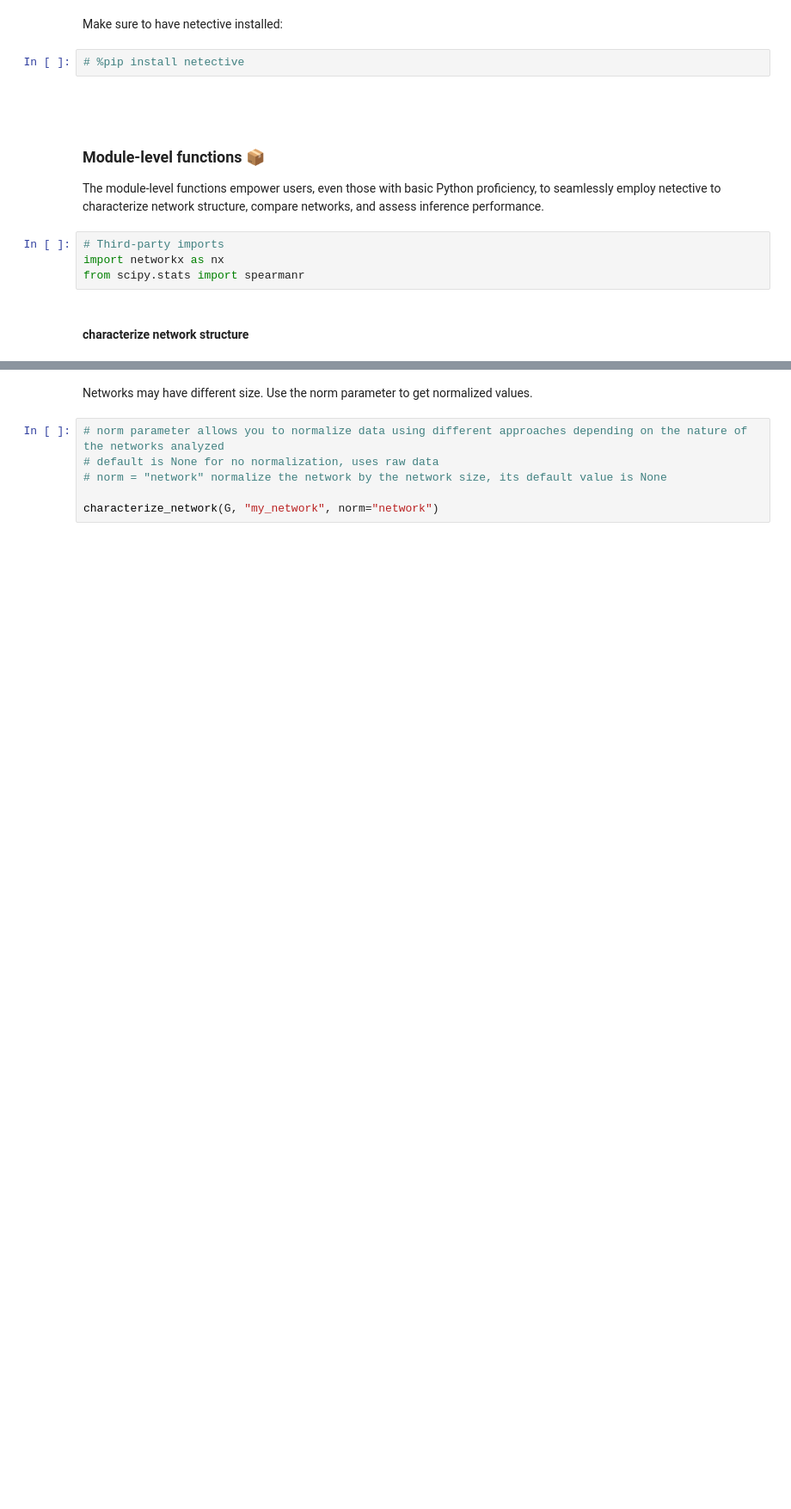
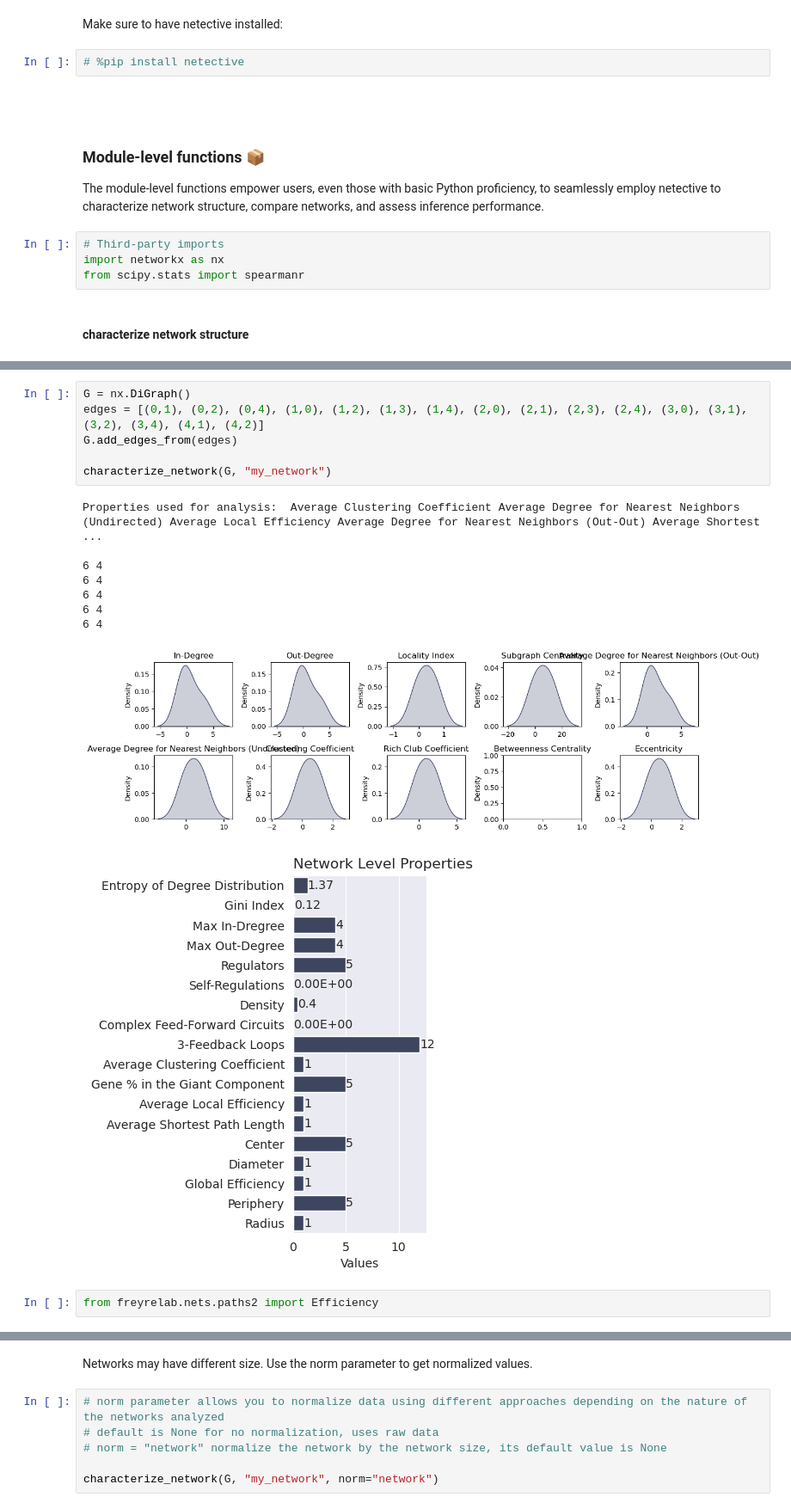
Before and after one commit to freyrelab/netective, a Jupyter notebook: docs/module_tutorial.ipynb, the cells around one changed output, grey strips where cells are left out. Shown at 86% size. Saved outputs shown, nothing was run; the diff lists cells and outputs as text; blank space fills up the shorter version.

```diff
--- a/docs/module_tutorial.ipynb
+++ b/docs/module_tutorial.ipynb
@@ -50,0 +55,18 @@ characterize_network(G, "my_network")
+# %%
+G = nx.DiGraph()
+edges = [(0,1), (0,2), (0,4), (1,0), (1,2), (1,3), (1,4), (2,0), (2,1), (2,3), (2,4), (3,0), (3,1), (3,2), (3,4), (4,1), (4,2)]
+G.add_edges_from(edges)
+
+characterize_network(G, "my_network")
+# %% [output]
+Properties used for analysis:  Average Clustering Coefficient Average Degree for Nearest Neighbors (Undirected) Average Local Efficiency Average Degree for Nearest Neighbors (Out-Out) Average Shortest ...
+
+6 4
+6 4
+6 4
+6 4
+6 4
+[figure, added]
+[figure, added]
+# %%
+from freyrelab.nets.paths2 import Efficiency
```
Also changed, not shown: parts of 12 cells of this notebook, 2 other files.
